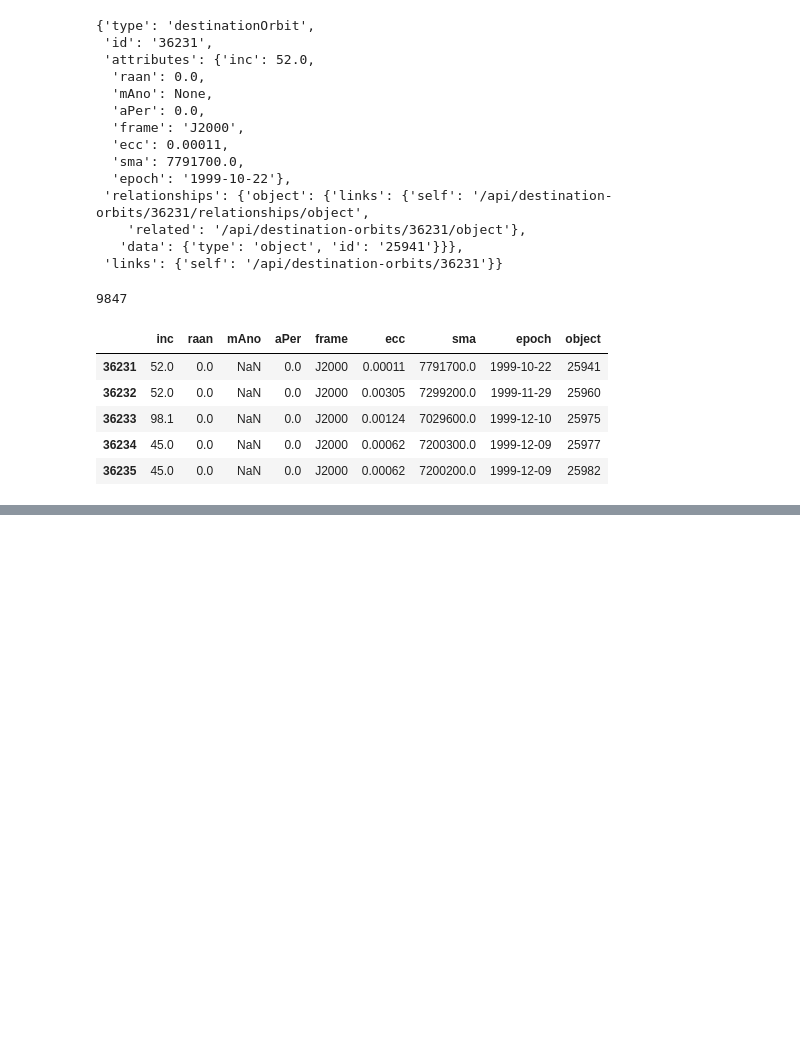
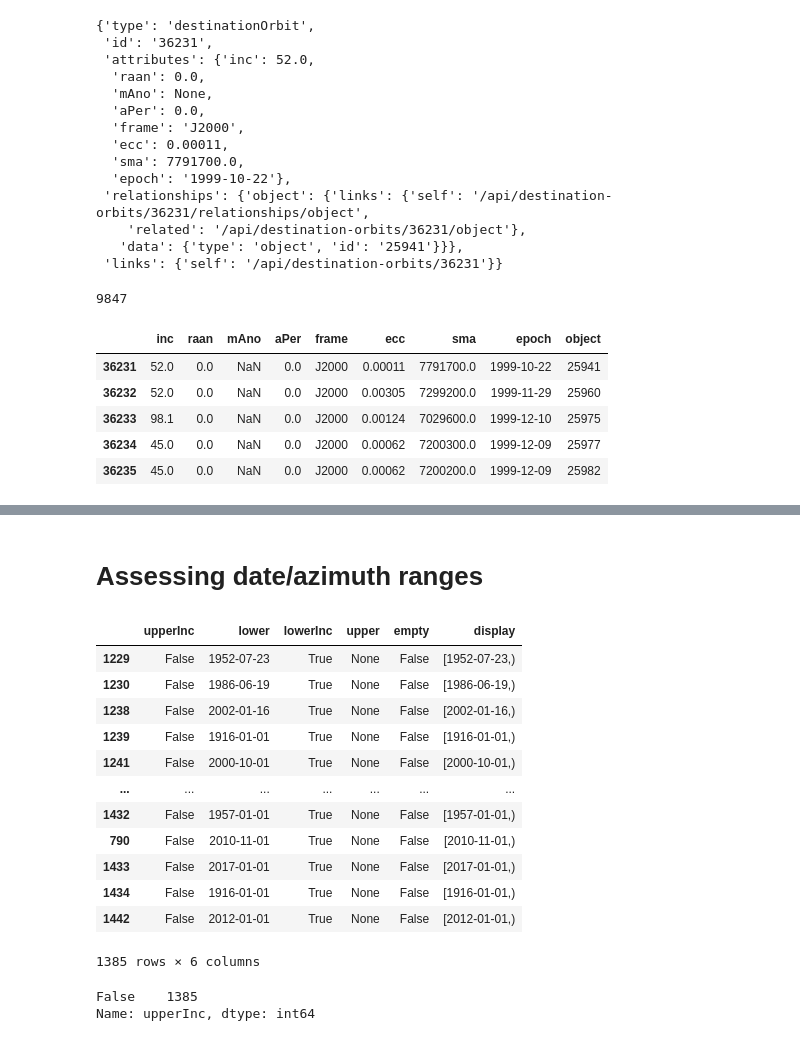
Before and after one commit to PaulDrm/DISCOSQA, a Jupyter notebook: data-requests.ipynb, the cells around one changed output, grey strips where cells are left out. Cells and saved outputs as stored; diff of their text form; code cells hidden in the pictures; blank space fills up the shorter version.

```diff
--- a/data-requests.ipynb
+++ b/data-requests.ipynb
@@ -798,0 +1105,36 @@ dest_orbit_df.to_csv('all_discos_destination-orbits.csv')
+# %% [markdown]
+# Assessing date/azimuth ranges
+# %%
+dataSite, _ = requestAllAndWait(pageName="/api/launch-sites")
+dataEntity, _ = requestAllAndWait(pageName="/api/entities")
+# %%
+range_list = []
+ind_list = []
+for d in dataEntity:
+    try:
+        if d['attributes']['dateRange'] != None:
+            range_list.append(d['attributes']['dateRange'])
+            ind_list.append(d['id'])
+    except KeyError:
+        continue
+date_df = pd.DataFrame(range_list,index=ind_list)
+date_df
+# %% [output]
+|  | upperInc | lower | lowerInc | upper | empty | display |
+| 1229 | False | 1952-07-23 | True | None | False | [1952-07-23,) |
+| 1230 | False | 1986-06-19 | True | None | False | [1986-06-19,) |
+| 1238 | False | 2002-01-16 | True | None | False | [2002-01-16,) |
+| 1239 | False | 1916-01-01 | True | None | False | [1916-01-01,) |
+| 1241 | False | 2000-10-01 | True | None | False | [2000-10-01,) |
+| ... | ... | ... | ... | ... | ... | ... |
+| 1432 | False | 1957-01-01 | True | None | False | [1957-01-01,) |
+| 790 | False | 2010-11-01 | True | None | False | [2010-11-01,) |
+| 1433 | False | 2017-01-01 | True | None | False | [2017-01-01,) |
+| 1434 | False | 1916-01-01 | True | None | False | [1916-01-01,) |
+| 1442 | False | 2012-01-01 | True | None | False | [2012-01-01,) |
+1385 rows × 6 columns
+# %%
+date_df.upperInc.value_counts()
+# %% [output]
+False    1385
+Name: upperInc, dtype: int64
```
Also changed, not shown: parts of 29 cells of this notebook, 1 other file.
